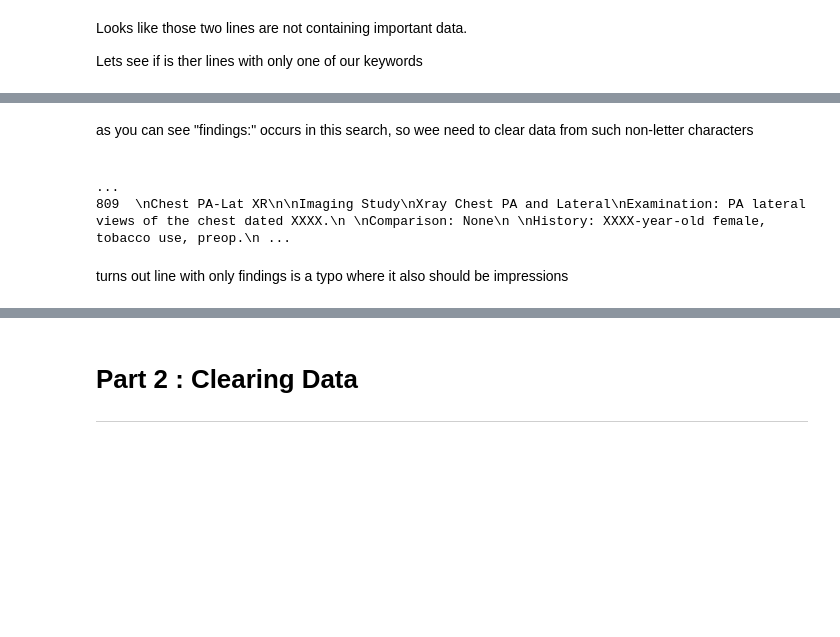
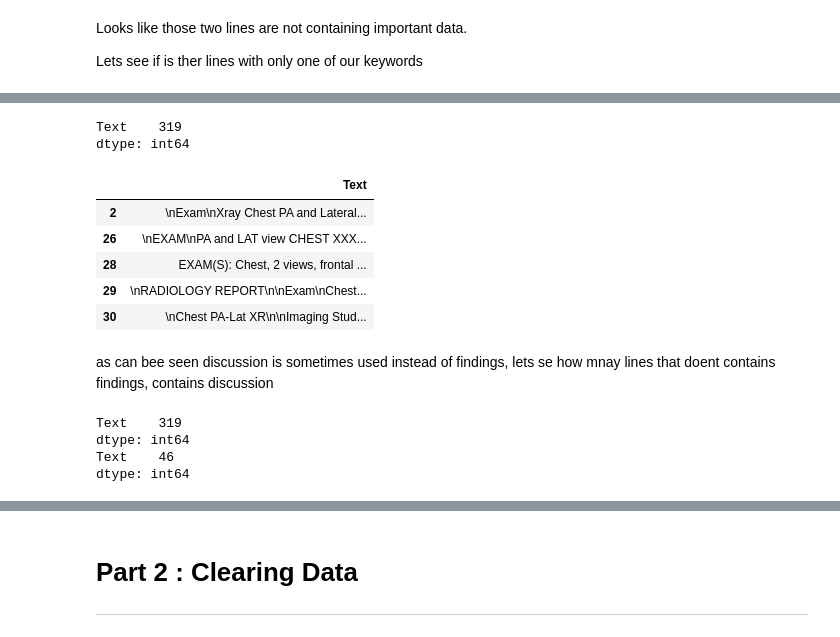
Before and after one commit to onuralpArsln/dataPrepWithPandas, a Jupyter notebook: pandasData.ipynb, the cells around one changed output, grey strips where cells are left out. Saved outputs shown, nothing was run; the diff lists cells and outputs as text; code cells hidden in the pictures; blank space fills up the shorter version.

Commit message:
better search algo

```diff
--- a/pandasData.ipynb
+++ b/pandasData.ipynb
@@ -139,9 +116,32 @@ print(dataFrame[only_keyword1].head(10)) # only impression
-# %% [markdown]
-as you can see "findings:" occurs in this search, so wee need to clear data from such non-letter characters
-# %%
-print(dataFrame[only_keyword2].head()) # only findings
-# %% [output]
-                                                                                                                                                                                                         ...
-809  \nChest PA-Lat XR\n\nImaging Study\nXray Chest PA and Lateral\nExamination: PA lateral views of the chest dated XXXX.\n \nComparison: None\n \nHistory: XXXX-year-old female, tobacco use, preop.\n ...
-# %% [markdown]
-turns out line with only  findings is a typo where it also should be  impressions
+# %%
+#apply mask that looks for keyword1 impression
+key1df=dataFrame[mask_keyword1]
+
+# reverse mask that looks for keyword2 findings
+nokey2=~mask_keyword2
+
+print(key1df[nokey2].count())
+# when you apply no findigs on impression df you get one results
+key1df[nokey2].head()
+# %% [output]
+Text    319
+dtype: int64
+|  | Text |
+| 2 | \nExam\nXray Chest PA and Lateral... |
+| 26 | \nEXAM\nPA and LAT view CHEST XXX... |
+| 28 | EXAM(S): Chest, 2 views, frontal ... |
+| 29 | \nRADIOLOGY REPORT\n\nExam\nChest... |
+| 30 | \nChest PA-Lat XR\n\nImaging Stud... |
+# %% [markdown]
+as can bee seen discussion is sometimes used instead of findings,
+lets se how mnay lines that doent contains findings, contains discussion
+# %%
+mask_discus = dataFrame['Text'].str.contains("Discussion", case=False, na=False)
+print(key1df[nokey2].count())
+only_impressions=key1df[nokey2]
+print(only_impressions[mask_discus].count())
+# %% [output]
+Text    319
+dtype: int64
+Text    46
+dtype: int64
```
Also changed, not shown: parts of 12 cells of this notebook.
